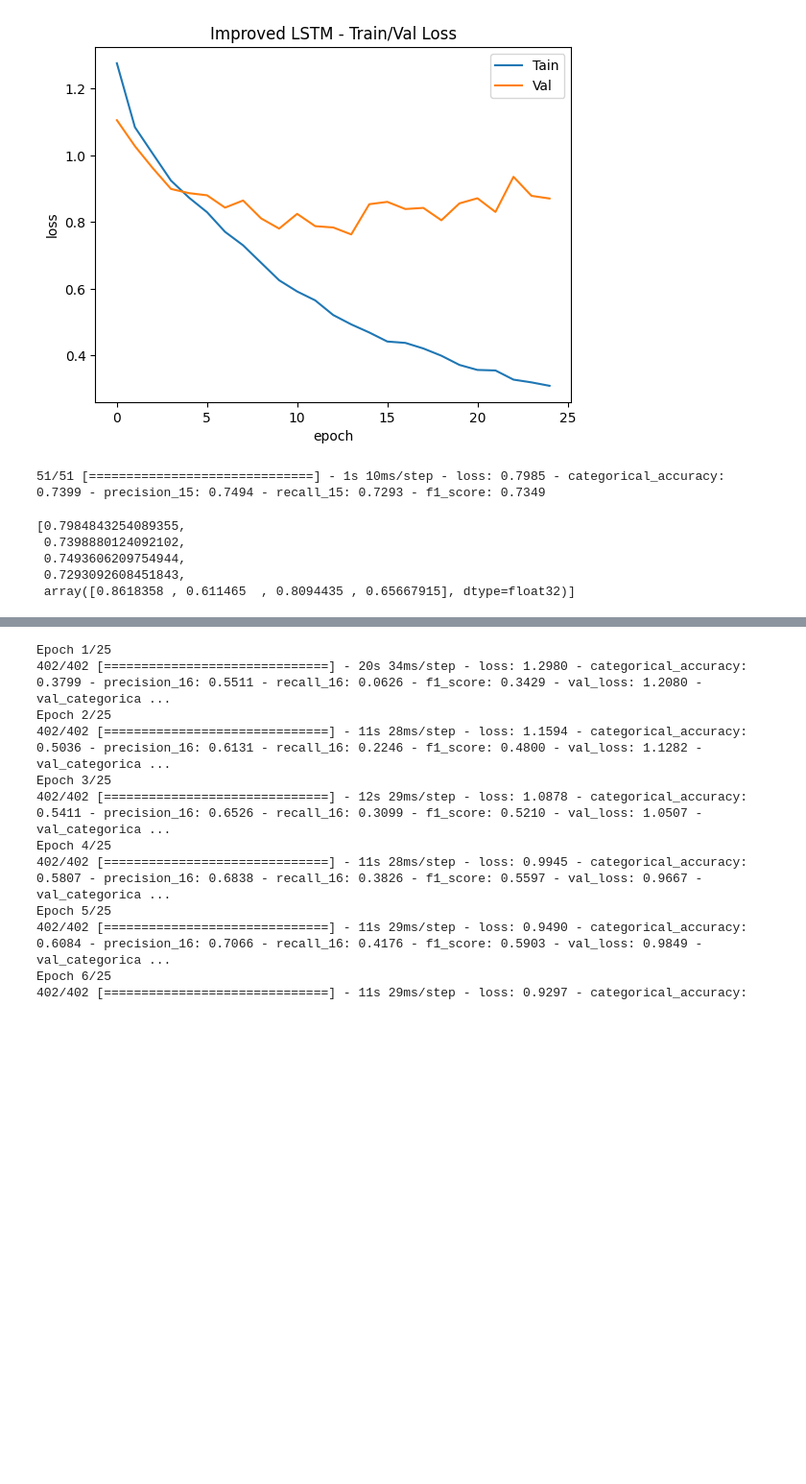
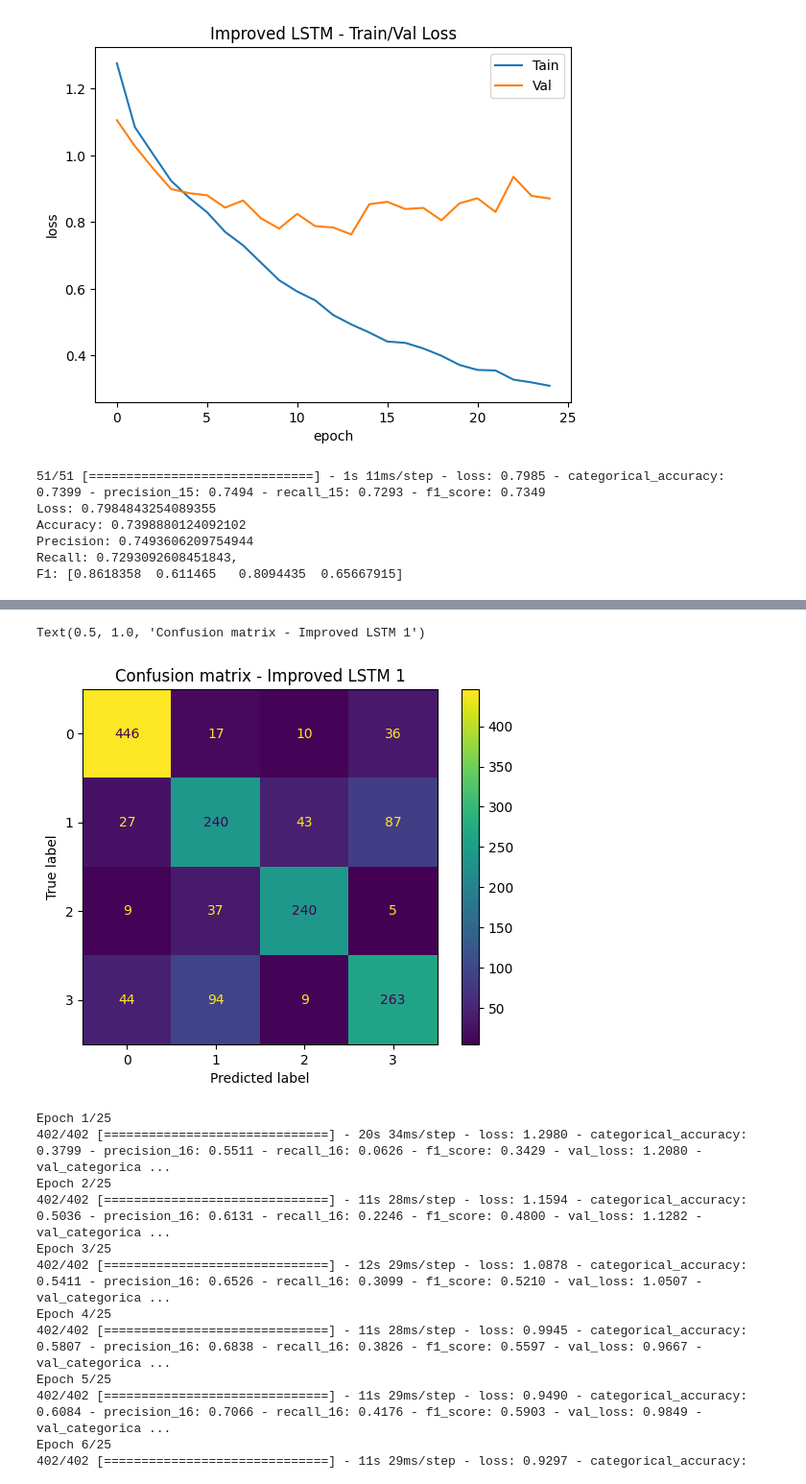
Before and after one commit to t4ai/music-composer-classification, a Jupyter notebook: composer-classifier.ipynb, the cells around one changed output, grey strips where cells are left out. Shown: that part at 96% size. Drawn from its saved outputs; the diff is of its cells as text; code cells hidden in the pictures; blank space fills up the shorter version.

Commit message:
Snapshot of good LSTMs

```diff
--- a/composer-classifier.ipynb
+++ b/composer-classifier.ipynb
@@ -502,11 +502,19 @@ plt.show()
 [figure]
 # %%
 # evaluate on test data
-lstm_exp1.evaluate(X_test, y_test)
+loss, accuracy, precision, recall, f1 = lstm_exp1.evaluate(X_test, y_test)
+print(f'Loss: {loss}\nAccuracy: {accuracy}\nPrecision: {precision}\nRecall: {recall},\nF1: {f1}')
 # %% [output]
-51/51 [==============================] - 1s 10ms/step - loss: 0.7985 - categorical_accuracy: 0.7399 - precision_15: 0.7494 - recall_15: 0.7293 - f1_score: 0.7349
+51/51 [==============================] - 1s 11ms/step - loss: 0.7985 - categorical_accuracy: 0.7399 - precision_15: 0.7494 - recall_15: 0.7293 - f1_score: 0.7349
+Loss: 0.7984843254089355
+Accuracy: 0.7398880124092102
+Precision: 0.7493606209754944
+Recall: 0.7293092608451843,
+F1: [0.8618358  0.611465   0.8094435  0.65667915]
-[0.7984843254089355,
- 0.7398880124092102,
- 0.7493606209754944,
- 0.7293092608451843,
- array([0.8618358 , 0.611465  , 0.8094435 , 0.65667915], dtype=float32)]
+# %%
+# plot confusion matrix
+y_pred_lstm1 = lstm_exp1.predict(X_test)
+cm = confusion_matrix(np.argmax(y_test, axis=1), np.argmax(y_pred_lstm1, axis=1))
+ConfusionMatrixDisplay(confusion_matrix=cm).plot();
+plt.title('Confusion matrix - Improved LSTM 1')
+# %% [output]
@@ -513,3 +522,5 @@ lstm_exp1.evaluate(X_test, y_test)
+Text(0.5, 1.0, 'Confusion matrix - Improved LSTM 1')
+[figure, added]
 # %%
 # define LSTM with mitigations for overfitting: more layers, more dropout
 lstm_exp2 = tf.keras.models.Sequential([
```
Also changed, not shown: parts of 3 cells of this notebook.
